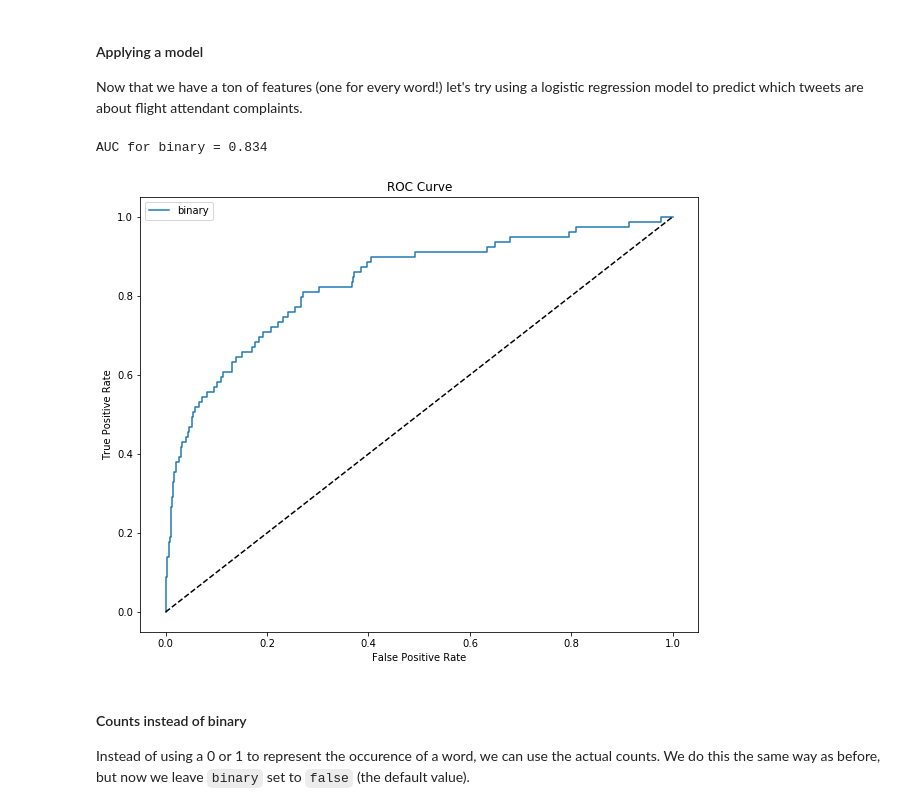
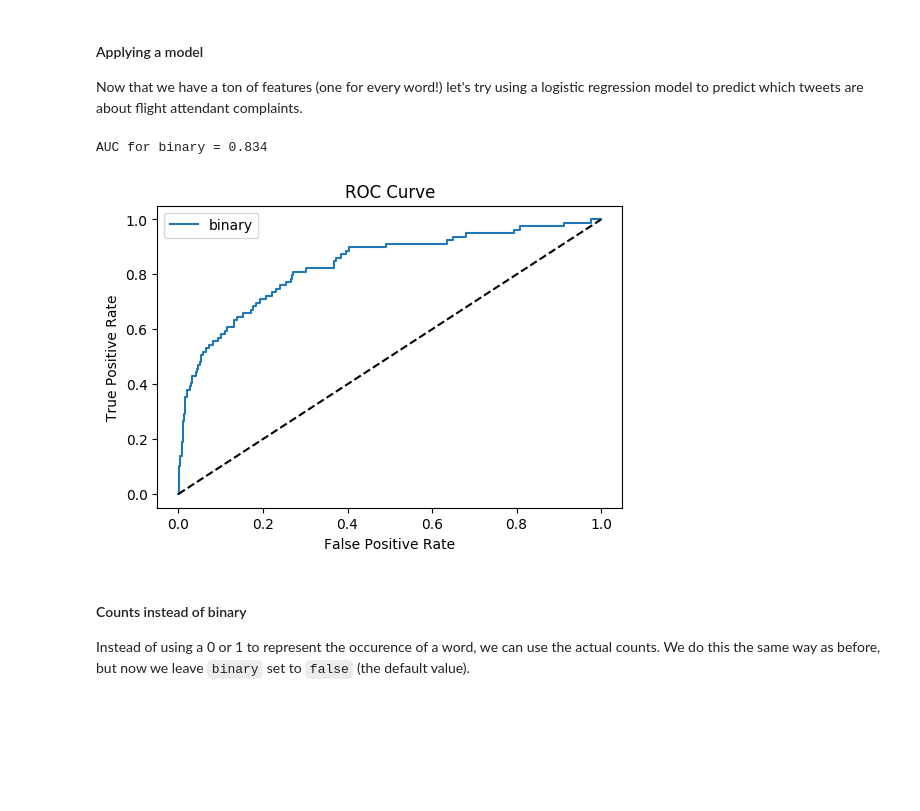
Before and after one commit to yizuc/datamining, a Jupyter notebook: Module6_Text_NaiveBayes/mining_text.ipynb, the cells around one changed output. Cells and saved outputs as stored; diff of their text form; code cells hidden in the pictures; blank space fills up the shorter version.

```diff
--- a/Module6_Text_NaiveBayes/mining_text.ipynb
+++ b/Module6_Text_NaiveBayes/mining_text.ipynb
@@ -18,7 +18,6 @@ from sklearn.feature_extraction.text import TfidfVectorizer
 
 import matplotlib.pylab as plt
 %matplotlib inline
-plt.rcParams['figure.figsize'] = 10, 8
 
 # We will want to keep track of some different roc curves, lets do that here
 tprs = []
@@ -183,29 +182,29 @@ matrix([[0, 0, 0, 1, 0, 0, 0, 0, 0, 0, 0, 0, 0, 0, 0, 0, 0, 0, 0, 0],
 Now that we have a ton of features (one for every word!) let's try using a logistic regression model to predict which tweets are about flight attendant complaints.
 # %%
 def get_model_roc(models, Xs_test, names, Y_test):
+    plt.rcParams['figure.dpi'] = 100
     for i in range(len(models)):
         model = models[i]
         X_test = Xs_test[i]
         name = names[i]
         probs = model.predict_proba(X_test)[:,1]
         fpr, tpr, thresholds = metrics.roc_curve(Y_test, probs)
-        ax = plt.subplot()
         plt.plot(fpr, tpr, label=name)
         plt.plot([0, 1], [0, 1], linestyle='dashed', color='black')
         plt.xlabel("False Positive Rate")
         plt.ylabel("True Positive Rate")
         plt.title("ROC Curve")
         print ("AUC for {0} = {1:.3f}".format(name, metrics.roc_auc_score(Y_test, probs)))
     plt.legend()
     plt.show()
 
 
-model_binary = LogisticRegression()
+model_binary = LogisticRegression(solver='liblinear')
 model_binary.fit(X_train_binary, Y_train)
 get_model_roc([model_binary], [X_test_binary], ['binary'], Y_test)
 # %% [output]
 AUC for binary = 0.834
-[figure, old version]
+[figure, new version]
 # %% [markdown]
 #### Counts instead of binary
 Instead of using a 0 or 1 to represent the occurence of a word, we can use the actual counts. We do this the same way as before, but now we leave `binary` set to `false` (the default value).
```
Also changed, not shown: parts of 7 cells of this notebook.
